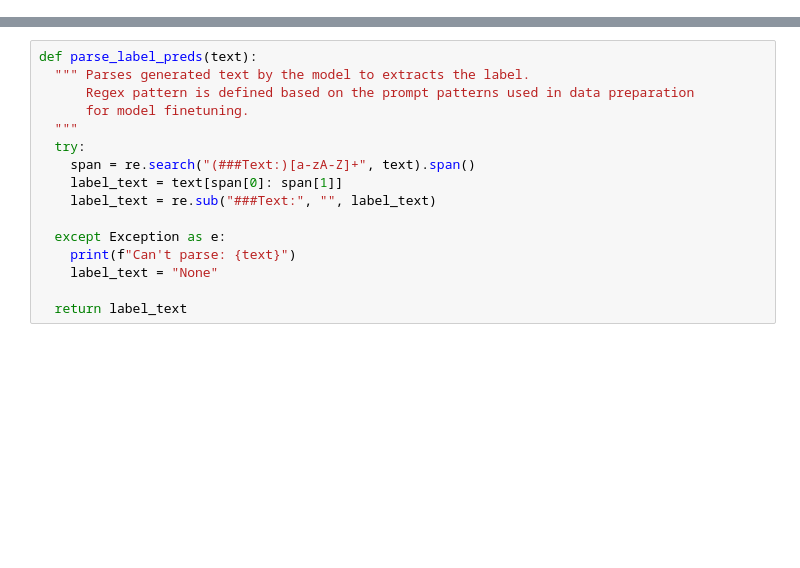
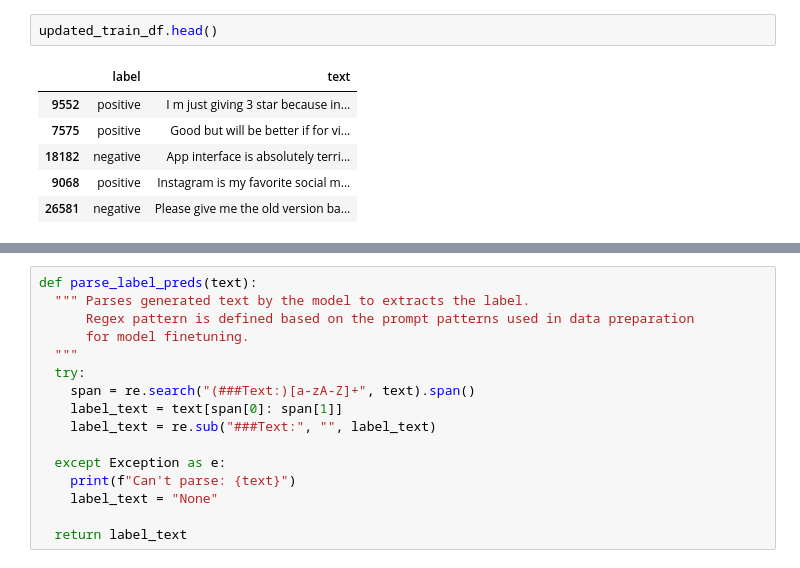
Before and after one commit to Taaniya/exploring-gpt2-language-model, a Jupyter notebook: Text_classification_with_gpt2.ipynb, the cells around one changed output, grey strips where cells are left out. Drawn from its saved outputs; the diff is of its cells as text; blank space fills up the shorter version.

```diff
--- a/Text_classification_with_gpt2.ipynb
+++ b/Text_classification_with_gpt2.ipynb
@@ -43,0 +111,9 @@ test_dataset_path = "./test.csv"
+# %%
+updated_train_df.head()
+# %% [output]
+|  | label | text |
+| 9552 | positive | I m just giving 3 star because in... |
+| 7575 | positive | Good but will be better if for vi... |
+| 18182 | negative | App interface is absolutely terri... |
+| 9068 | positive | Instagram is my favorite social m... |
+| 26581 | negative | Please give me the old version ba... |
```
Also changed, not shown: parts of 37 cells of this notebook.
